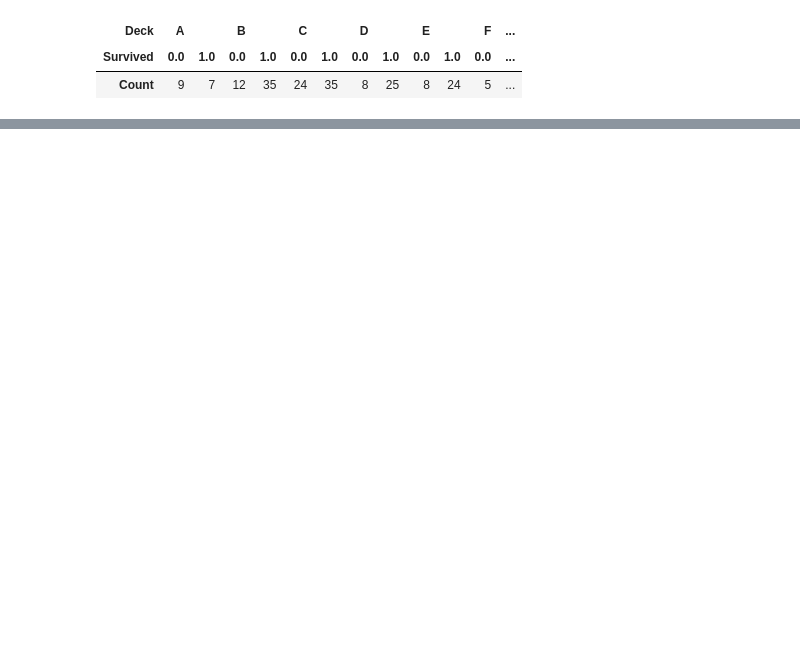
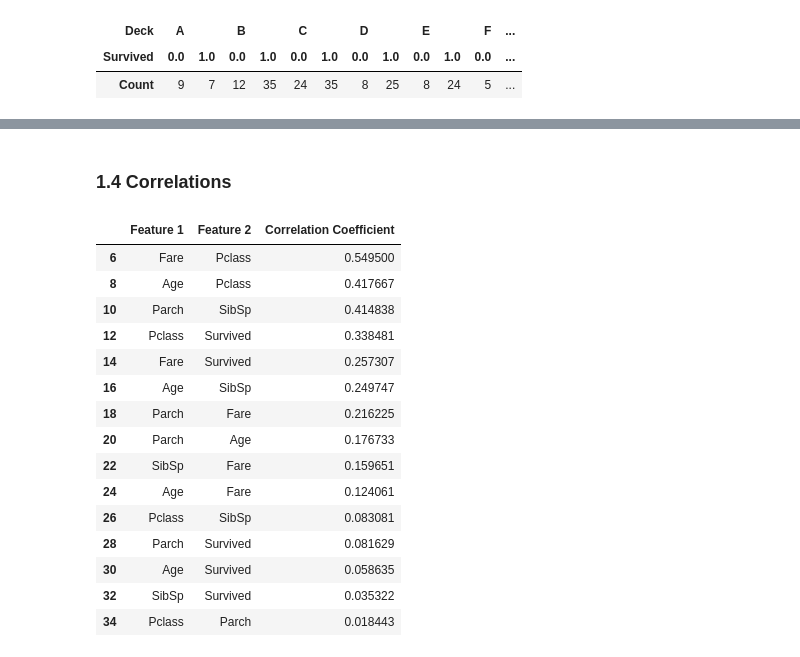
Before and after one commit to subtlewow/kaggle_comps, a Jupyter notebook: titanic/titanic.ipynb, the cells around one changed output, grey strips where cells are left out. Saved outputs shown, nothing was run; the diff lists cells and outputs as text; code cells hidden in the pictures; blank space fills up the shorter version.

Commit message:
determining correlations

```diff
--- a/titanic/titanic.ipynb
+++ b/titanic/titanic.ipynb
@@ -490,0 +659,25 @@ df_all.groupby(['Deck', 'Survived']).count().drop(columns=['Age', 'Cabin', 'Emba
+# %% [markdown]
+### 1.4 Correlations
+# %%
+df_train_corr = df_train.drop(['PassengerId'], axis=1).corr().abs().unstack().sort_values(ascending=False).reset_index()
+df_train_corr.columns = ['Feature 1', 'Feature 2', 'Correlation Coefficient']
+df_train_corr.drop(df_train_corr.iloc[1::2].index, inplace=True)
+df_train_corr.drop(df_train_corr[df_train_corr['Correlation Coefficient'] == 1.0].index, inplace=True)
+df_train_corr
+# %% [output]
+|  | Feature 1 | Feature 2 | Correlation Coefficient |
+| 6 | Fare | Pclass | 0.549500 |
+| 8 | Age | Pclass | 0.417667 |
+| 10 | Parch | SibSp | 0.414838 |
+| 12 | Pclass | Survived | 0.338481 |
+| 14 | Fare | Survived | 0.257307 |
+| 16 | Age | SibSp | 0.249747 |
+| 18 | Parch | Fare | 0.216225 |
+| 20 | Parch | Age | 0.176733 |
+| 22 | SibSp | Fare | 0.159651 |
+| 24 | Age | Fare | 0.124061 |
+| 26 | Pclass | SibSp | 0.083081 |
+| 28 | Parch | Survived | 0.081629 |
+| 30 | Age | Survived | 0.058635 |
+| 32 | SibSp | Survived | 0.035322 |
+| 34 | Pclass | Parch | 0.018443 |
```
Also changed, not shown: parts of 20 cells of this notebook.
